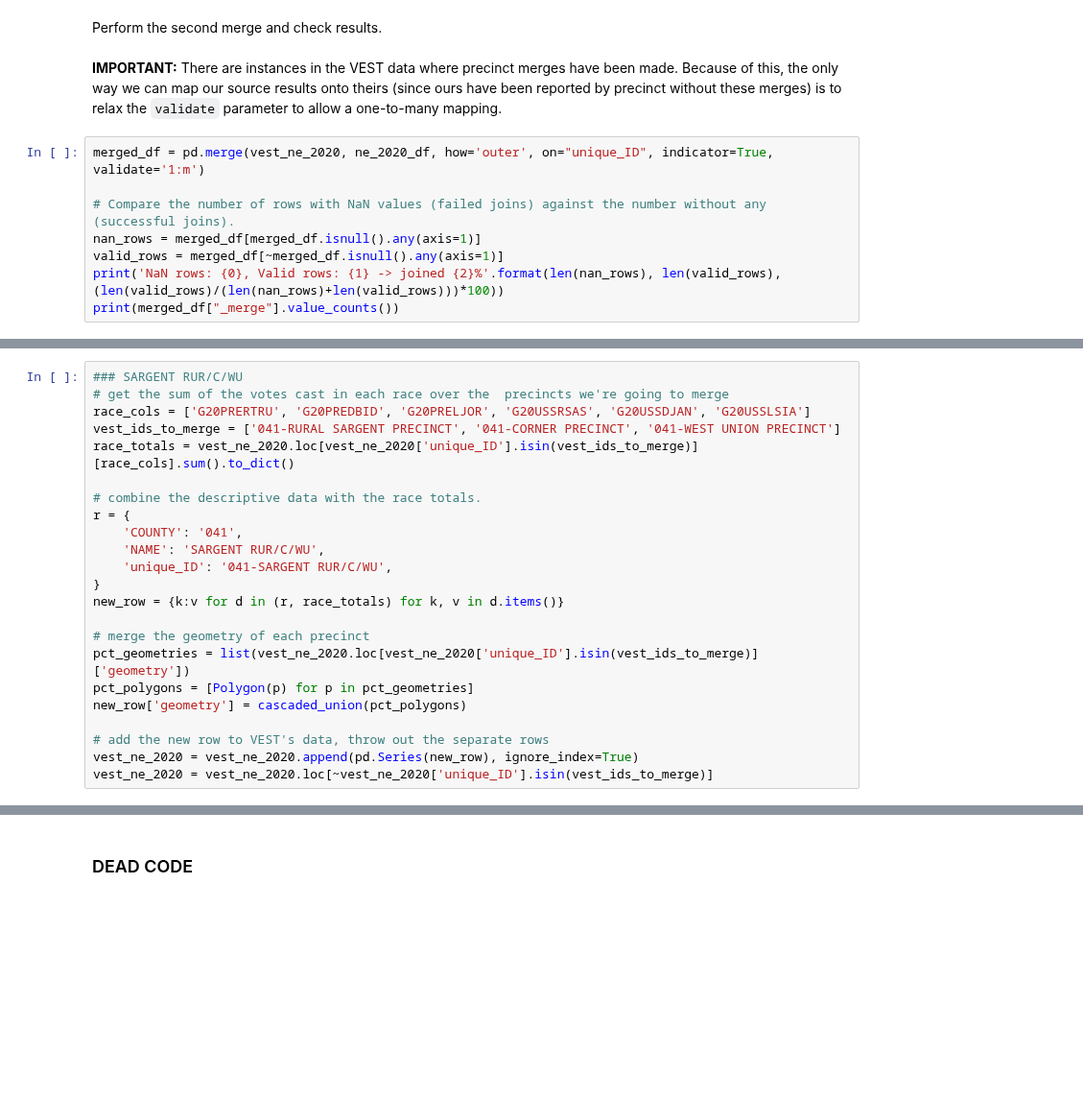
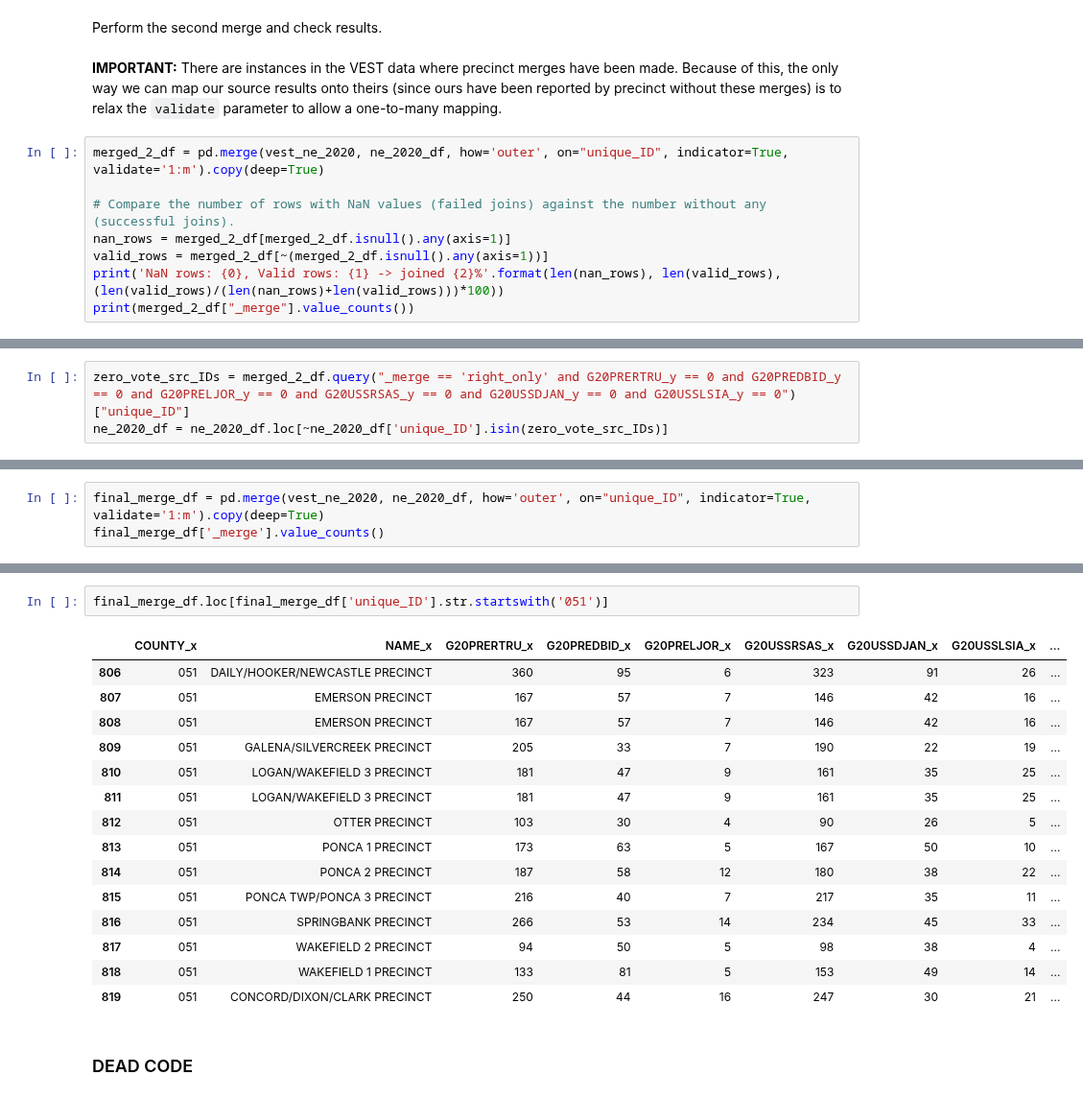
Before and after one commit to nonpartisan-redistricting-datahub/pdv-ne, a Jupyter notebook: vest-ne-2020/vest-ne-2020-validation.ipynb, the cells around one changed output, grey strips where cells are left out. Shown at 96% size. Cells and saved outputs as stored; diff of their text form; blank space fills up the shorter version.

Commit message:
add precinct validation work

```diff
--- a/vest-ne-2020/vest-ne-2020-validation.ipynb
+++ b/vest-ne-2020/vest-ne-2020-validation.ipynb
@@ -447,11 +403,11 @@ ne_2020_df.loc[ne_2020_df['COUNTY'] == '041']
 Perform the second merge and check results.<br><br>
 <b>IMPORTANT:</b> There are instances in the VEST data where precinct merges have been made. Because of this, the only way we can map our source results onto theirs (since ours have been reported by precinct without these merges) is to relax the `validate` parameter to allow a one-to-many mapping.
 # %%
-merged_df = pd.merge(vest_ne_2020, ne_2020_df, how='outer', on="unique_ID", indicator=True, validate='1:m')
+merged_2_df = pd.merge(vest_ne_2020, ne_2020_df, how='outer', on="unique_ID", indicator=True, validate='1:m').copy(deep=True)
 
 # Compare the number of rows with NaN values (failed joins) against the number without any (successful joins).
-nan_rows = merged_df[merged_df.isnull().any(axis=1)]
-valid_rows = merged_df[~merged_df.isnull().any(axis=1)]
+nan_rows = merged_2_df[merged_2_df.isnull().any(axis=1)]
+valid_rows = merged_2_df[~(merged_2_df.isnull().any(axis=1))]
 print('NaN rows: {0}, Valid rows: {1} -> joined {2}%'.format(len(nan_rows), len(valid_rows), (len(valid_rows)/(len(nan_rows)+len(valid_rows)))*100))
-print(merged_df["_merge"].value_counts())
+print(merged_2_df["_merge"].value_counts())
 # %% [output]
@@ -566,23 +418,0 @@ vest_ne_2020 = vest_ne_2020.loc[~vest_ne_2020['unique_ID'].isin(vest_ids_to_merg
-# %%
-### SARGENT RUR/C/WU
-# get the sum of the votes cast in each race over the  precincts we're going to merge
-race_cols = ['G20PRERTRU', 'G20PREDBID', 'G20PRELJOR', 'G20USSRSAS', 'G20USSDJAN', 'G20USSLSIA']
-vest_ids_to_merge = ['041-RURAL SARGENT PRECINCT', '041-CORNER PRECINCT', '041-WEST UNION PRECINCT']
-race_totals = vest_ne_2020.loc[vest_ne_2020['unique_ID'].isin(vest_ids_to_merge)][race_cols].sum().to_dict()
-
-# combine the descriptive data with the race totals.
-r = {
-    'COUNTY': '041',
-    'NAME': 'SARGENT RUR/C/WU',
-    'unique_ID': '041-SARGENT RUR/C/WU',
-}
-new_row = {k:v for d in (r, race_totals) for k, v in d.items()}
-
-# merge the geometry of each precinct
-pct_geometries = list(vest_ne_2020.loc[vest_ne_2020['unique_ID'].isin(vest_ids_to_merge)]['geometry'])
-pct_polygons = [Polygon(p) for p in pct_geometries]
-new_row['geometry'] = cascaded_union(pct_polygons)
-
-# add the new row to VEST's data, throw out the separate rows
-vest_ne_2020 = vest_ne_2020.append(pd.Series(new_row), ignore_index=True)
-vest_ne_2020 = vest_ne_2020.loc[~vest_ne_2020['unique_ID'].isin(vest_ids_to_merge)]
@@ -628,0 +425,3 @@ merged_df.to_csv("../raw-from-source/2020-er/merged_df_5.csv")
+# %%
+zero_vote_src_IDs = merged_2_df.query("_merge == 'right_only' and G20PRERTRU_y == 0 and G20PREDBID_y == 0 and G20PRELJOR_y == 0 and G20USSRSAS_y == 0 and G20USSDJAN_y == 0 and G20USSLSIA_y == 0")["unique_ID"]
+ne_2020_df = ne_2020_df.loc[~ne_2020_df['unique_ID'].isin(zero_vote_src_IDs)]
@@ -628,0 +525,3 @@ merged_df.to_csv("../raw-from-source/2020-er/merged_df_5.csv")
+# %%
+final_merge_df = pd.merge(vest_ne_2020, ne_2020_df, how='outer', on="unique_ID", indicator=True, validate='1:m').copy(deep=True)
+final_merge_df['_merge'].value_counts()
@@ -629,3 +618,21 @@ merged_df.to_csv("../raw-from-source/2020-er/merged_df_5.csv")
+# %%
+final_merge_df.loc[final_merge_df['unique_ID'].str.startswith('051')]
+# %% [output]
+|  | COUNTY_x | NAME_x | G20PRERTRU_x | G20PREDBID_x | G20PRELJOR_x | G20USSRSAS_x | G20USSDJAN_x | G20USSLSIA_x | ... |
+| 806 | 051 | DAILY/HOOKER/NEWCASTLE PRECINCT | 360 | 95 | 6 | 323 | 91 | 26 | ... |
+| 807 | 051 | EMERSON PRECINCT | 167 | 57 | 7 | 146 | 42 | 16 | ... |
+| 808 | 051 | EMERSON PRECINCT | 167 | 57 | 7 | 146 | 42 | 16 | ... |
+| 809 | 051 | GALENA/SILVERCREEK PRECINCT | 205 | 33 | 7 | 190 | 22 | 19 | ... |
+| 810 | 051 | LOGAN/WAKEFIELD 3 PRECINCT | 181 | 47 | 9 | 161 | 35 | 25 | ... |
+| 811 | 051 | LOGAN/WAKEFIELD 3 PRECINCT | 181 | 47 | 9 | 161 | 35 | 25 | ... |
+| 812 | 051 | OTTER PRECINCT | 103 | 30 | 4 | 90 | 26 | 5 | ... |
+| 813 | 051 | PONCA 1 PRECINCT | 173 | 63 | 5 | 167 | 50 | 10 | ... |
+| 814 | 051 | PONCA 2 PRECINCT | 187 | 58 | 12 | 180 | 38 | 22 | ... |
+| 815 | 051 | PONCA TWP/PONCA 3 PRECINCT | 216 | 40 | 7 | 217 | 35 | 11 | ... |
+| 816 | 051 | SPRINGBANK PRECINCT | 266 | 53 | 14 | 234 | 45 | 33 | ... |
+| 817 | 051 | WAKEFIELD 2 PRECINCT | 94 | 50 | 5 | 98 | 38 | 4 | ... |
+| 818 | 051 | WAKEFIELD 1 PRECINCT | 133 | 81 | 5 | 153 | 49 | 14 | ... |
+| 819 | 051 | CONCORD/DIXON/CLARK PRECINCT | 250 | 44 | 16 | 247 | 30 | 21 | ... |
 # %% [markdown]
 ### DEAD CODE
 # %%
```
Also changed, not shown: parts of 40 cells of this notebook.
